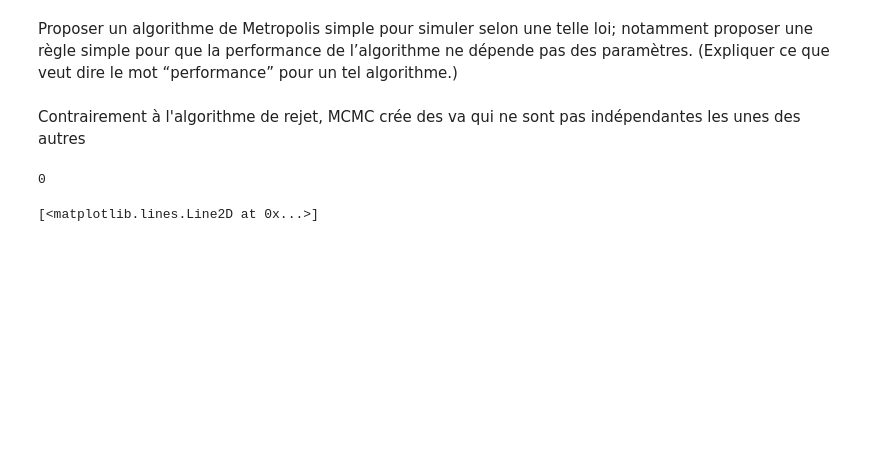
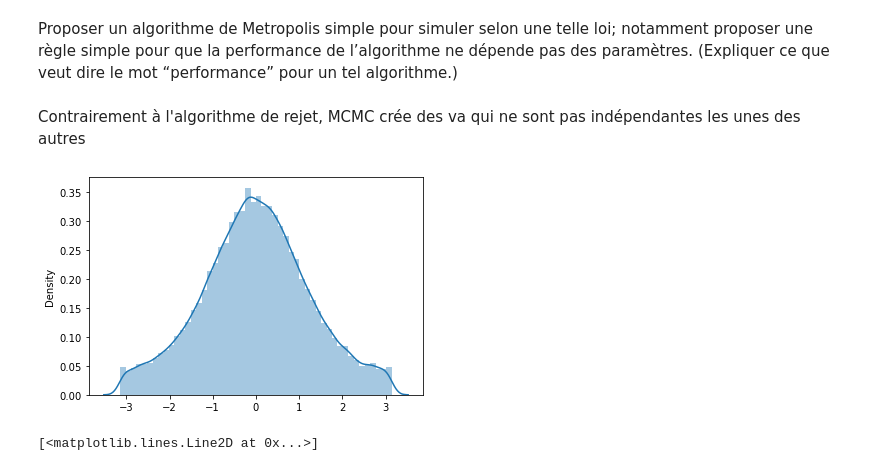
Before and after one commit to emanieluu/Projet_Monte_Carlo_ENSAE_2A_S2, a Jupyter notebook: Projet-Monte-Carlo.ipynb, the cells around one changed output. Saved outputs shown, nothing was run; the diff lists cells and outputs as text; code cells hidden in the pictures; blank space fills up the shorter version.

```diff
--- a/Projet-Monte-Carlo.ipynb
+++ b/Projet-Monte-Carlo.ipynb
@@ -218,6 +227,14 @@ def metropolis(x, sig= 3, mu=0, kappa=1):
         return (y,1)
     else:
         return (x,0)
+# %%
+def simulation_metropolis(sig, kappa=1, mu=0,  N=100_000):
+    x = np.zeros(N)
+    for i in range(1,N):
+        res = metropolis(x[i-1], sig, mu, kappa)
+        x[i] = res[0]
+    #plt.plot(x)
+    sns.distplot(x)
 # %%
 def acceptance_rate_metropolis(sig, kappa=1, mu=0,  N=100_000):
     N_acceptance = 0
@@ -238,9 +255,9 @@ ax.set_title("Acceptance rate as a function of \u03BC")
 plt.show()
 #plt.savefig('AR_mu')
 # %%
-c
+simulation_metropolis(3, kappa=1, mu=0,  N=100_000)
 # %% [output]
-0
+[figure, added]
 # %%
 plt.plot(x)
 # %% [output]
```
Also changed, not shown: parts of 6 cells of this notebook, 3 other files.
